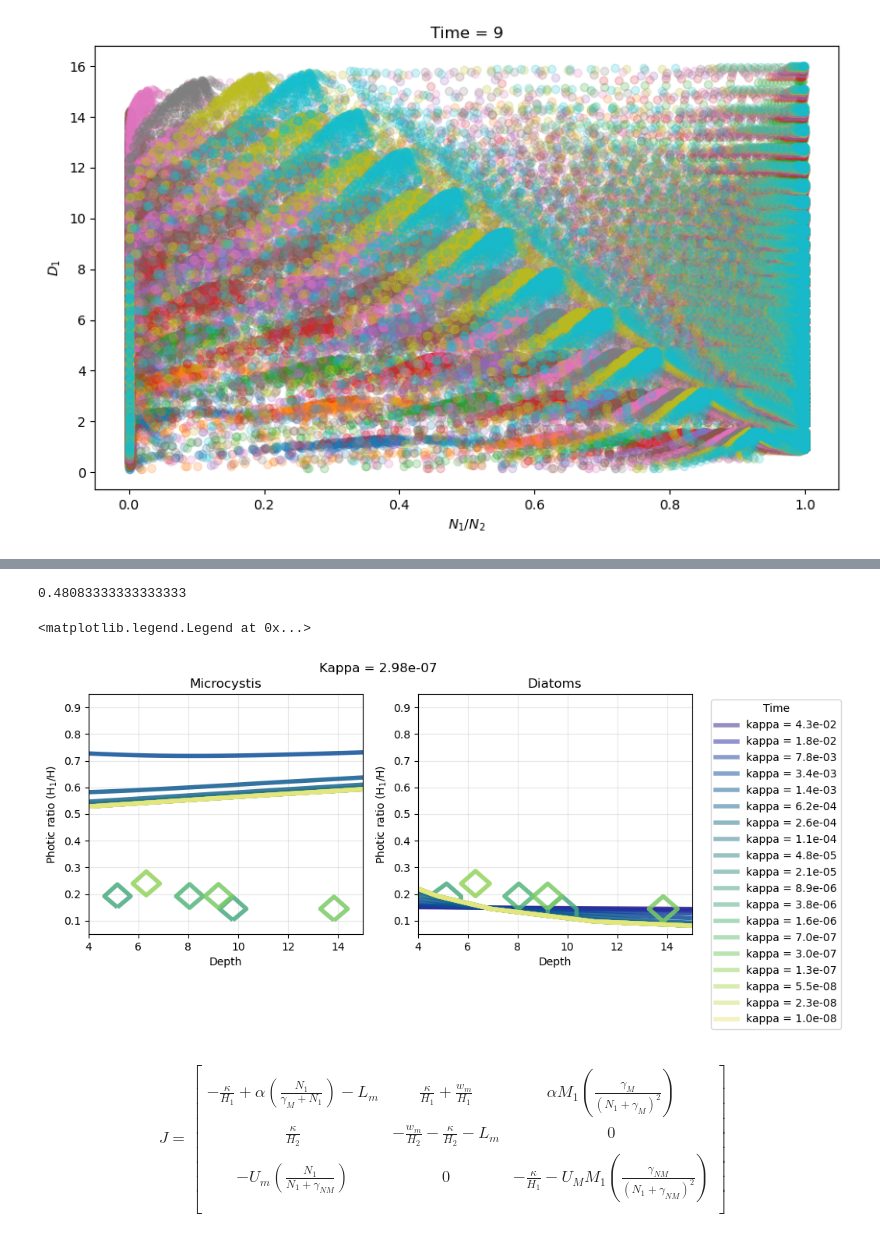
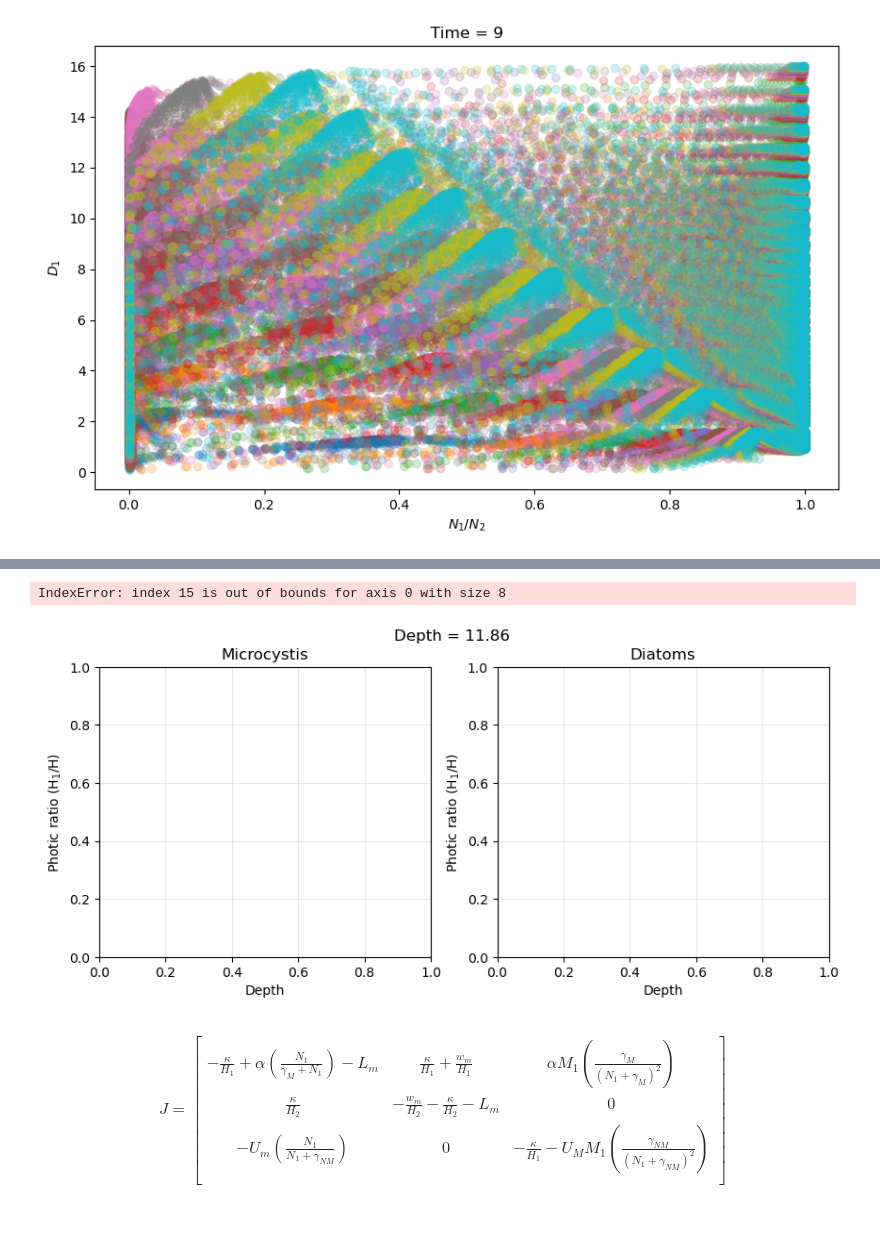
Before and after one commit to sienna-white/box_model, a Jupyter notebook: two_species.ipynb, the cells around one changed output, grey strips where cells are left out. Drawn from its saved outputs; the diff is of its cells as text; code cells hidden in the pictures.

```diff
--- a/two_species.ipynb
+++ b/two_species.ipynb
@@ -13,7 +13,7 @@ importlib.reload(pm)
 
 cmap = cmo.cm.balance
 
-dst = xr.open_dataset("population_dataset_NO3_30umol.nc")
+dst = xr.open_dataset("population_dataset_NO3_13.nc")
 n0 = 30
 
 N = len(dst.kappa)
@@ -382,8 +438,8 @@ fig.savefig(text)
 
 id = 5
 ir = 5
-inut = 2
-ipop = 2
+inut = 0
+ipop = 0
 
 
 # Depth = 5.00 m, R = 0.6, Kappa = 2e-04 (interesting)
@@ -394,6 +450,7 @@ pop = dst.init.values[ipop]
 txt = "Depth = %2.2f m,  $N_2$=%d, Init pop=%d" % (depth, n2, pop)
 
 init_biomass = pop*2e6
+dst0 = dst.isel(n2=inut, init=ipop, depth=id)
 
 
 fig, axs = plt.subplots(nrows=1, ncols=2, figsize=(10, 4))
@@ -405,9 +462,8 @@ for ax in axs:
     ax.set_ylabel("Diffusivity")
     ax.grid(alpha=0.3)
 
-id = 3
-depth = dst.depth.values[id]
-fig.suptitle("Depth = %2.2f" % depth)
+
+fig.suptitle(txt)
 
 KAPPA  = dst.kappa.values
 RATIO = dst.ratio.values
@@ -418,12 +474,12 @@ axs[1].set_title("Diatoms")
 for it in range(1, NT, 40):
 
     color = cmo.cm.haline(it/NT)
-    BIOMASS_M = dst.m1.values[it, id, :, :] + dst.m2.values[it, id, :, :]
-    BIOMASS_D = dst.d1.values[it, id, :, :] + dst.d2.values[it, id, :, :]
+    BIOMASS_M = dst0.m1.values[it, :, :] + dst0.m2.values[it, :, :]
+    BIOMASS_D = dst0.d1.values[it, :, :] + dst0.d2.values[it, :, :]
     axs[0].contour(RATIO, KAPPA,
-                normalize_color2(BIOMASS_M).T, levels=[0], linewidths=4, alpha=0.5, colors=color)
+                normalize_color2(BIOMASS_M, init_biomass).T, levels=[0], linewidths=4, alpha=0.5, colors=color)
     axs[1].contour(RATIO, KAPPA,
-                normalize_color2(BIOMASS_D).T, levels=[0], linewidths=4, alpha=0.5, colors=color)
+                normalize_color2(BIOMASS_D, init_biomass).T, levels=[0], linewidths=4, alpha=0.5, colors=color)
     axs[1].plot([], [], color=color, label="%2.1f hr" % (dst.t.values[it]/3600), linewidth=4, alpha=0.5)
 
 axs[1].legend(ncols=2, bbox_to_anchor=(1.05, 1), loc='upper left', title="Time")
@@ -433,7 +489,24 @@ TypeError: Input z must be 2D, not 4D
 # %%
-init_biomass = dst.m1.values[0, 0 ,0,0] + dst.m2.values[0, 0 ,0,0]
+
+id = 5
+ir = 5
+inut = 2
+ipop = 2
+
+
+
+depth, ratio, n2, pop = get_coords(id, ir, inut, ipop)
+
+
+txt = "Depth = %2.2f m,  $N_2$=%d, Init pop=%d" % (depth, n2, pop)
+
+init_biomass = pop*2e6
+
+
+# init_biomass = dst.m1.values[0, 0 ,0,0] + dst.m2.values[0, 0 ,0,0]
 fig, axs = plt.subplots(nrows=1, ncols=2, figsize=(10, 4))
 axs = axs.flatten()
+
 
 for ax in axs:
     # ax.set_yscale('log')
@@ -441,44 +514,55 @@ for ax in axs:
     ax.set_xlabel("Depth")
 
     ax.grid(alpha=0.3)
 # norm
 
 
-def reshape_(data, N):
-    return np.array(data).reshape(N, -1)
 
-
-ir = 2
-ik = 15
 depth = dst.depth.values[id]
 fig.suptitle("Depth = %2.2f" % depth)
 
 KAPPA  = dst.kappa.values
 DEPTH = dst.depth.values
 RATIO = dst.ratio.values
 axs[0].set_title("Microcystis")
 axs[1].set_title("Diatoms")
 plt.suptitle("Kappa = %2.2e " % KAPPA[ik])
 # (t, depth, ratio, kappa
 
 it = 20
-print(dst.t.values[it]/3600)
+
 
 for ik in range(1, NV, 1):
     color = cmo.cm.haline(ik/NV)
-    BIOMASS_M = dst.m1.values[it, :, :, ik] + dst.m2.values[it, :, :, ik]
-    BIOMASS_D = dst.d1.values[it, :, :, ik] + dst.d2.values[it, :, :, ik]
+    BIOMASS_M = dst0.m1[it, :, :] + dst0.m2[it, :, :]
+    BIOMASS_D = dst0.d1[it, :, :] + dst0.d2[it, :, :]
     axs[0].contour(DEPTH, RATIO,
                 normalize_color2(BIOMASS_M).T, levels=[0], linewidths=4, alpha=0.85, colors=color)
     axs[1].contour(DEPTH, RATIO,
                 normalize_color2(BIOMASS_D).T, levels=[0], linewidths=4, alpha=0.85, colors=color)
     axs[1].plot([], [], color=color, label="kappa = %2.1e" % (KAPPA[ik]), linewidth=4, alpha=0.5)
 
 axs[1].legend(ncols=1, bbox_to_anchor=(1.05, 1), loc='upper left', title="Time")
+
+
+
+#     axs[i].set_title("%2.1f hr" % (dst.t.values[it]/3600))
+
+#     h = axs[i].pcolormesh(RATIO, KAPPA, relative.T, linewidths=4, alpha=0.95, cmap=cmo.cm.balance, vmin=-8e-1, vmax=8e-1)
+
+# plt.colorbar(h, label='Normalized Biomass Change', orientation='horizontal',  pad=0.2, ax=axs[-2])
+
+# axs[3].set_ylabel("Diffusivity", fontsize=14)
+# axs[-2].set_xlabel("Photic ratio (H$_1$/H)", fontsize=14)
+# text = "Diatoms (%s).png" % txt
+# plt.suptitle("Diatoms " +  txt)
+# for ax in axs:
+#     ax.grid(alpha=0.3)
+#     ax.set_ylim(KAPPA.min(), KAPPA.max())
+# fig.savefig(text)
 # %% [output]
-0.48083333333333333
+IndexError: index 15 is out of bounds for axis 0 with size 8
-<matplotlib.legend.Legend at 0x...>
-[figure, old version]
+[figure, new version]
 # %%
 # fig = plt.figure(figsize=(8,3))
 
```
Also changed, not shown: parts of 12 cells of this notebook, 12 other files.
